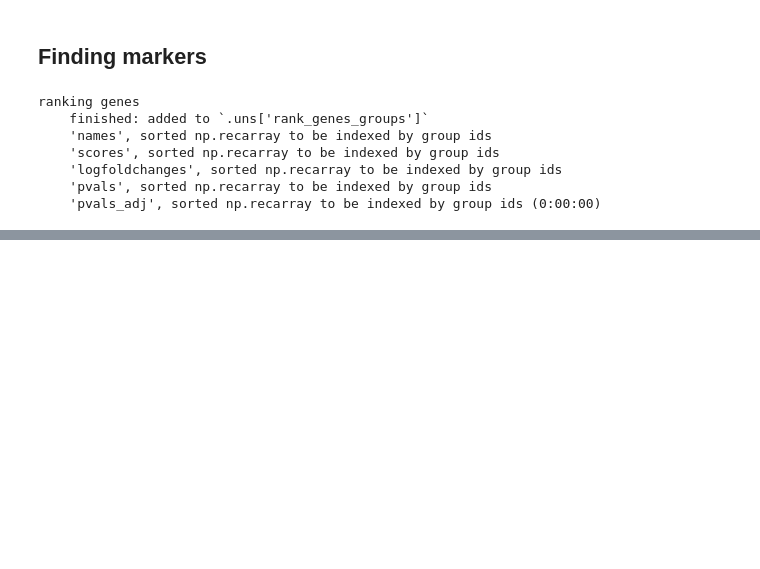
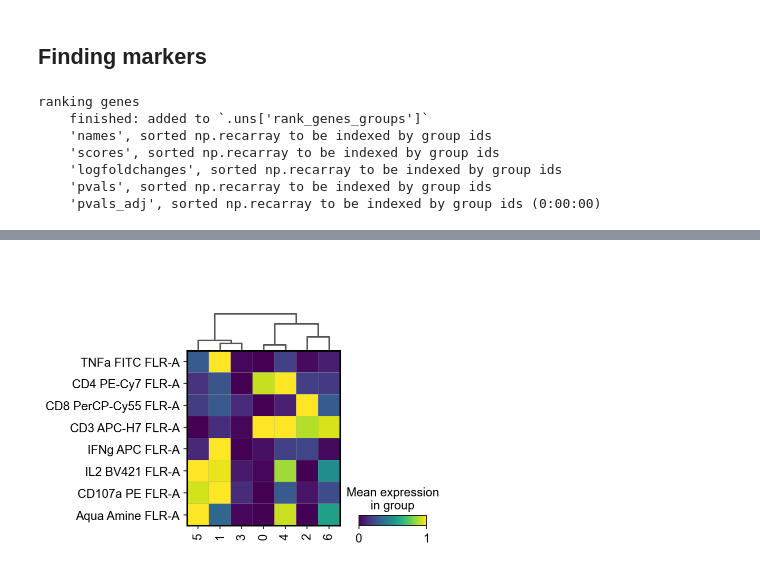
Before and after one commit to cliburn/learn-immune-ds, a Jupyter notebook: cytometry/Use_AnnData_object.ipynb, the cells around one changed output, grey strips where cells are left out. Drawn from its saved outputs; the diff is of its cells as text; code cells hidden in the pictures; blank space fills up the shorter version.

```diff
--- a/cytometry/Use_AnnData_object.ipynb
+++ b/cytometry/Use_AnnData_object.ipynb
@@ -212,0 +244,12 @@ data.write(results_file, compression='gzip')
+# %%
+sc.pl.matrixplot(
+    data,
+    markers,
+    groupby='leiden',
+    swap_axes=True,
+    standard_scale='var',
+    log=False,
+    dendrogram=True,
+)
+# %% [output]
+[figure, added]
```
Also changed, not shown: parts of 27 cells of this notebook.
